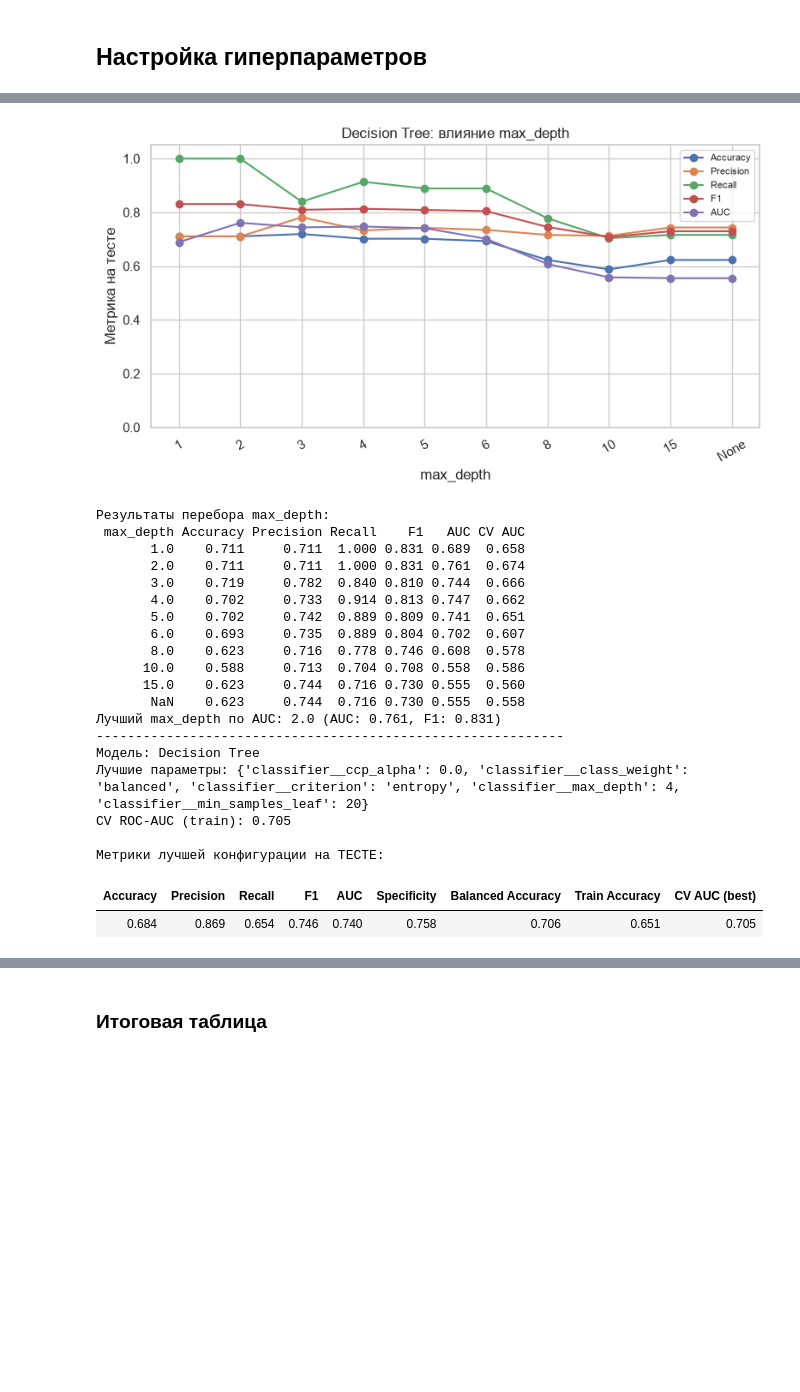
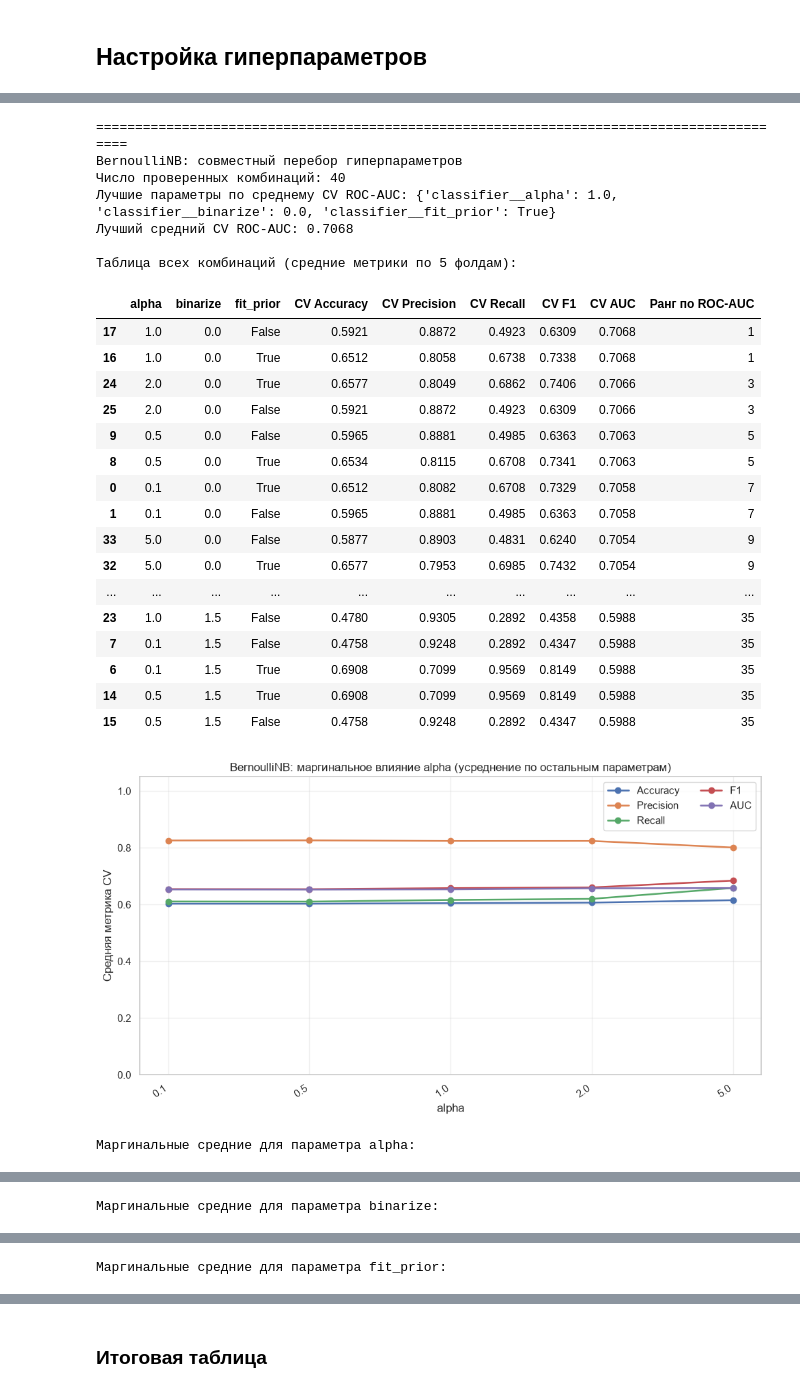
Before and after one commit to violllin/lab2_classification, a Jupyter notebook: lab2.ipynb, the cells around one changed output, grey strips where cells are left out. Saved outputs shown, nothing was run; the diff lists cells and outputs as text; code cells hidden in the pictures; blank space fills up the shorter version.

```diff
--- a/lab2.ipynb
+++ b/lab2.ipynb
@@ -774,43 +796,39 @@ CV ROC-AUC (train): 0.707
 # %%
-_ = sweep_and_plot(
-    'Decision Tree',
-    values=[1, 2, 3, 4, 5, 6, 8, 10, 15, None],
-    factory=lambda v: DecisionTreeClassifier(max_depth=v, random_state=SEED),
-    scaling='none',
-    param_label='max_depth',
+gs_bnb = joint_grid_search(
+    name="BernoulliNB",
+    estimator=BernoulliNB(),
+    scaling="standard",
+    param_grid={
+        "classifier__alpha": [0.1, 0.5, 1.0, 2.0, 5.0],
+        "classifier__binarize": [0.0, 0.5, 1.0, 1.5],
+        "classifier__fit_prior": [True, False],
+    },
+    param_names=["alpha", "binarize", "fit_prior"],
 )
-
-gs_dt = run_grid(
-    'Decision Tree',
-    make_pipeline(DecisionTreeClassifier(random_state=SEED), 'none'),
-    {
-        'classifier__max_depth': [2, 3, 4, 5, 7, 10, None],
-        'classifier__min_samples_leaf': [1, 5, 10, 20],
-        'classifier__criterion': ['gini', 'entropy'],
-        'classifier__class_weight': [None, 'balanced'],
-        'classifier__ccp_alpha': [0.0, 0.001, 0.01],
-    }
-)
 # %% [output]
-[figure, old version]
-Результаты перебора max_depth:
- max_depth Accuracy Precision Recall    F1   AUC CV AUC
-       1.0    0.711     0.711  1.000 0.831 0.689  0.658
-       2.0    0.711     0.711  1.000 0.831 0.761  0.674
-       3.0    0.719     0.782  0.840 0.810 0.744  0.666
-       4.0    0.702     0.733  0.914 0.813 0.747  0.662
-       5.0    0.702     0.742  0.889 0.809 0.741  0.651
-       6.0    0.693     0.735  0.889 0.804 0.702  0.607
-       8.0    0.623     0.716  0.778 0.746 0.608  0.578
-      10.0    0.588     0.713  0.704 0.708 0.558  0.586
-      15.0    0.623     0.744  0.716 0.730 0.555  0.560
-       NaN    0.623     0.744  0.716 0.730 0.555  0.558
-Лучший max_depth по AUC: 2.0 (AUC: 0.761, F1: 0.831)
-------------------------------------------------------------
-Модель: Decision Tree
-Лучшие параметры: {'classifier__ccp_alpha': 0.0, 'classifier__class_weight': 'balanced', 'classifier__criterion': 'entropy', 'classifier__max_depth': 4, 'classifier__min_samples_leaf': 20}
-CV ROC-AUC (train): 0.705
+==========================================================================================
+BernoulliNB: совместный перебор гиперпараметров
+Число проверенных комбинаций: 40
+Лучшие параметры по среднему CV ROC-AUC: {'classifier__alpha': 1.0, 'classifier__binarize': 0.0, 'classifier__fit_prior': True}
+Лучший средний CV ROC-AUC: 0.7068
 
-Метрики лучшей конфигурации на ТЕСТЕ:
+Таблица всех комбинаций (средние метрики по 5 фолдам):
-| Accuracy | Precision | Recall | F1 | AUC | Specificity | Balanced Accuracy | Train Accuracy | CV AUC (best) |
-| 0.684 | 0.869 | 0.654 | 0.746 | 0.740 | 0.758 | 0.706 | 0.651 | 0.705 |
+|  | alpha | binarize | fit_prior | CV Accuracy | CV Precision | CV Recall | CV F1 | CV AUC | Ранг по ROC-AUC |
+| 17 | 1.0 | 0.0 | False | 0.5921 | 0.8872 | 0.4923 | 0.6309 | 0.7068 | 1 |
+| 16 | 1.0 | 0.0 | True | 0.6512 | 0.8058 | 0.6738 | 0.7338 | 0.7068 | 1 |
+| 24 | 2.0 | 0.0 | True | 0.6577 | 0.8049 | 0.6862 | 0.7406 | 0.7066 | 3 |
+| 25 | 2.0 | 0.0 | False | 0.5921 | 0.8872 | 0.4923 | 0.6309 | 0.7066 | 3 |
+| 9 | 0.5 | 0.0 | False | 0.5965 | 0.8881 | 0.4985 | 0.6363 | 0.7063 | 5 |
+| 8 | 0.5 | 0.0 | True | 0.6534 | 0.8115 | 0.6708 | 0.7341 | 0.7063 | 5 |
+| 0 | 0.1 | 0.0 | True | 0.6512 | 0.8082 | 0.6708 | 0.7329 | 0.7058 | 7 |
+| 1 | 0.1 | 0.0 | False | 0.5965 | 0.8881 | 0.4985 | 0.6363 | 0.7058 | 7 |
+| 33 | 5.0 | 0.0 | False | 0.5877 | 0.8903 | 0.4831 | 0.6240 | 0.7054 | 9 |
+| 32 | 5.0 | 0.0 | True | 0.6577 | 0.7953 | 0.6985 | 0.7432 | 0.7054 | 9 |
+| ... | ... | ... | ... | ... | ... | ... | ... | ... | ... |
+| 23 | 1.0 | 1.5 | False | 0.4780 | 0.9305 | 0.2892 | 0.4358 | 0.5988 | 35 |
+| 7 | 0.1 | 1.5 | False | 0.4758 | 0.9248 | 0.2892 | 0.4347 | 0.5988 | 35 |
+| 6 | 0.1 | 1.5 | True | 0.6908 | 0.7099 | 0.9569 | 0.8149 | 0.5988 | 35 |
+| 14 | 0.5 | 1.5 | True | 0.6908 | 0.7099 | 0.9569 | 0.8149 | 0.5988 | 35 |
+| 15 | 0.5 | 1.5 | False | 0.4758 | 0.9248 | 0.2892 | 0.4347 | 0.5988 | 35 |
+[figure, new version]
+Маргинальные средние для параметра alpha:
@@ -816,0 +843 @@ CV ROC-AUC (train): 0.705
+Маргинальные средние для параметра binarize:
@@ -816,0 +851 @@ CV ROC-AUC (train): 0.705
+Маргинальные средние для параметра fit_prior:
```
Also changed, not shown: parts of 22 cells of this notebook.
